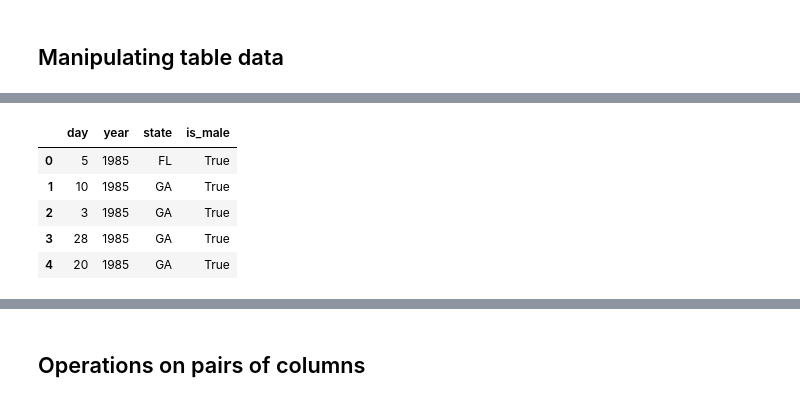
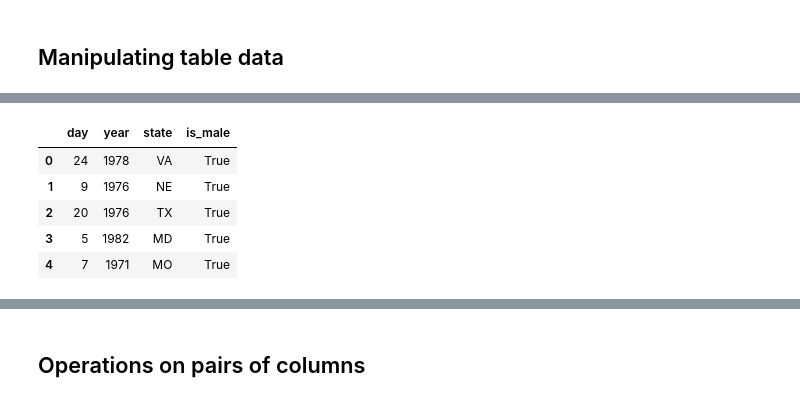
Before and after one commit to askerry/bqpy, a Jupyter notebook: bq_basic_template.ipynb, the cells around one changed output, grey strips where cells are left out. Cells and saved outputs as stored; diff of their text form; code cells hidden in the pictures.

```diff
--- a/bq_basic_template.ipynb
+++ b/bq_basic_template.ipynb
@@ -264,14 +283,15 @@ df1[['test1', 'test2', 'normalized_weight', 'weight_pounds']].head()
-# %%
-limited.head()
-# %% [output]
-|  | day | year | state | is_male |
-| 0 | 5 | 1985 | FL | True |
-| 1 | 10 | 1985 | GA | True |
-| 2 | 3 | 1985 | GA | True |
-| 3 | 28 | 1985 | GA | True |
-| 4 | 20 | 1985 | GA | True |
 # %%
-mini=limited.slice(10,120)
+mini=limited.slice(2,120)
+# %%
+mini.fetch()
+mini.head()
+# %% [output]
+|  | day | year | state | is_male |
+| 0 | 24 | 1978 | VA | True |
+| 1 | 9 | 1976 | NE | True |
+| 2 | 20 | 1976 | TX | True |
+| 3 | 5 | 1982 | MD | True |
+| 4 | 7 | 1971 | MO | True |
 # %%
 def get_gender(x):
     if x:
```
Also changed, not shown: parts of 31 cells of this notebook, 5 other files.
